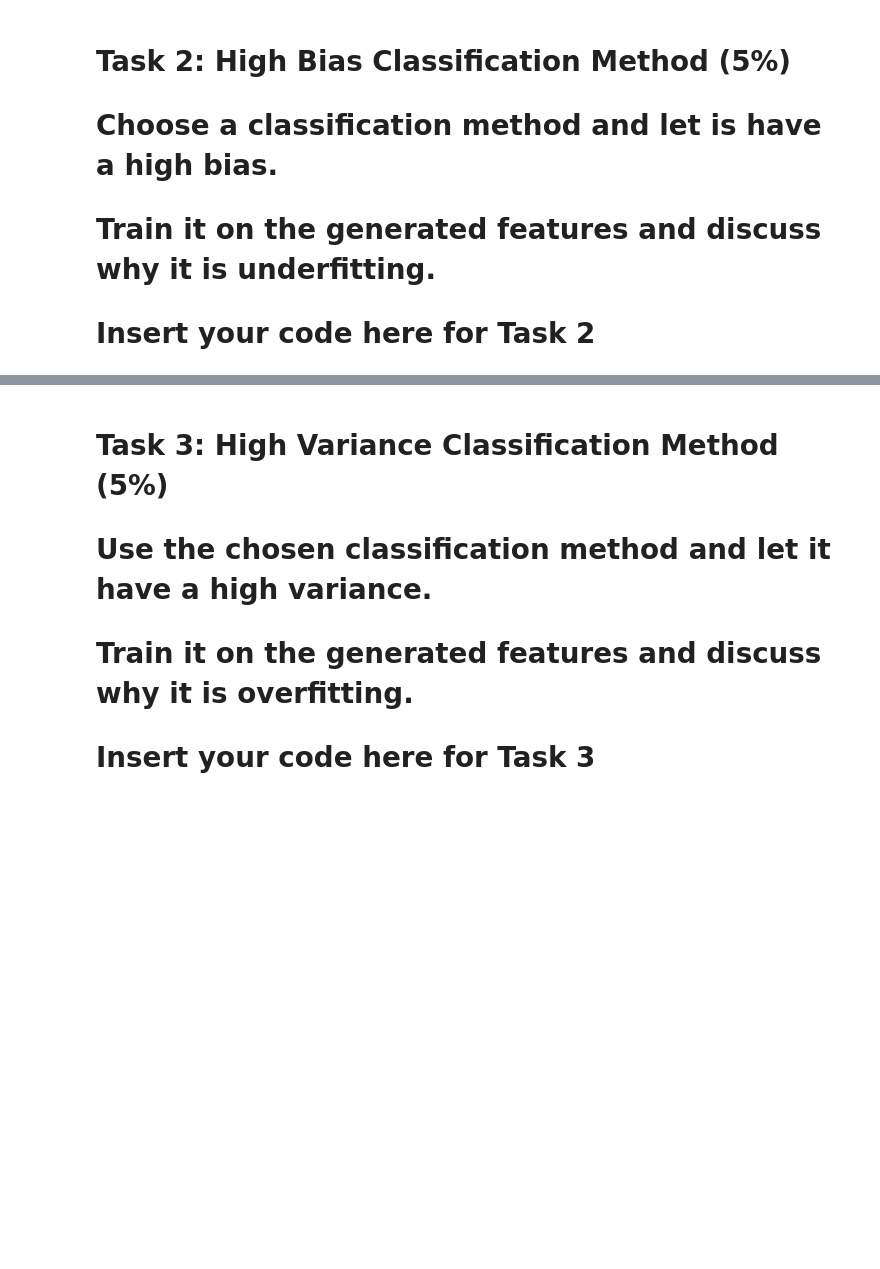
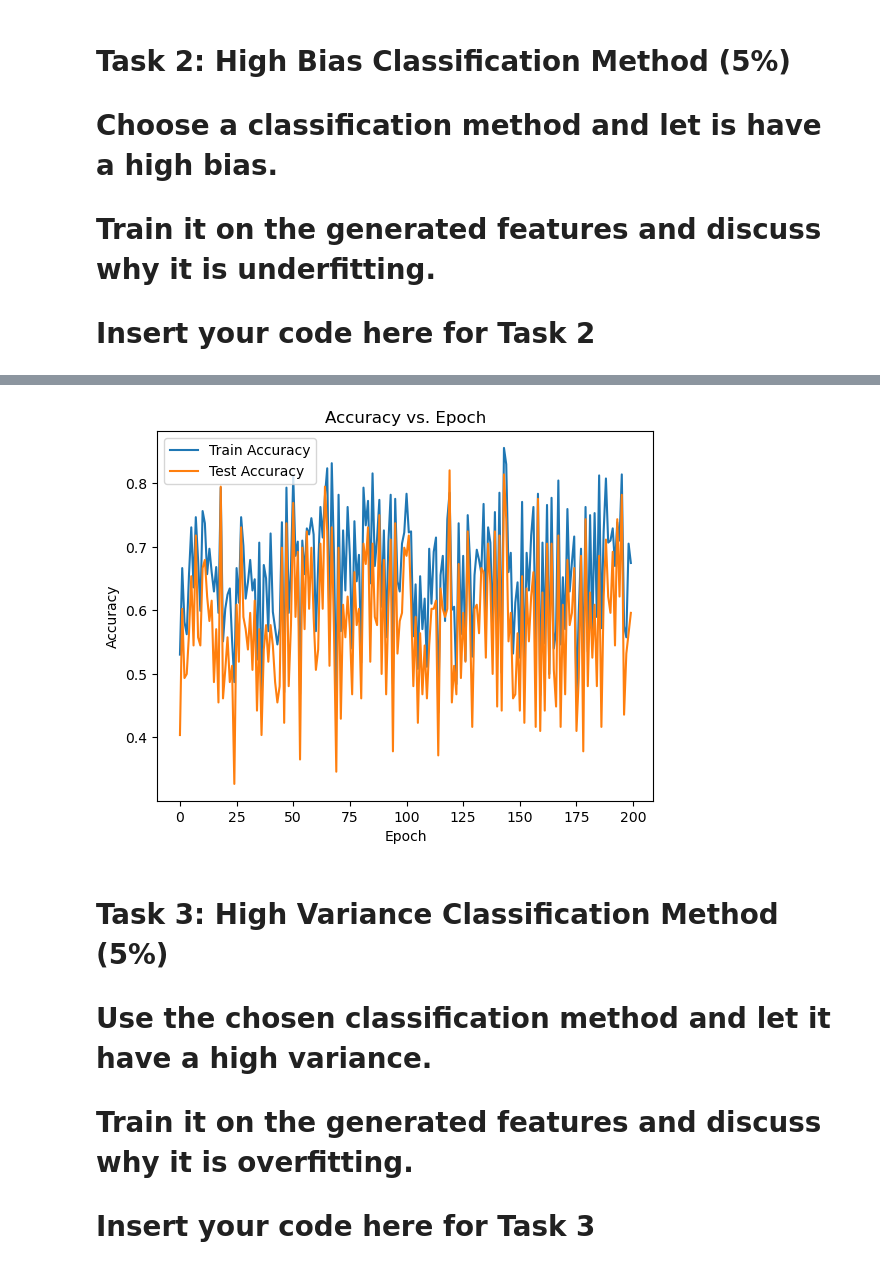
Before and after one commit to Sofiane-Sif/histopathology-ML-analysis, a Jupyter notebook: Assignment1.ipynb, the cells around one changed output, grey strips where cells are left out. Saved outputs shown, nothing was run; the diff lists cells and outputs as text; code cells hidden in the pictures; blank space fills up the shorter version.

```diff
--- a/Assignment1.ipynb
+++ b/Assignment1.ipynb
@@ -117,3 +117,16 @@ Test set shapes: (78, 1024) (78,)
 # Train it on the generated features and discuss why it is underfitting.
 
 # Insert your code here for Task 2
+# %%
+import pandas as pd
+import numpy as np
+
+df = pd.read_csv('Xy.csv')
+class_frequency = df['Class'].value_counts()
+
+y = df[['Class']]
+df_without_class = df.drop(['Class'], axis=1)
+X = df_without_class.values
+one_hot_encoded = pd.get_dummies(y['Class'], prefix='Class')
+y = one_hot_encoded.values
+y = np.argmax(y, axis=1)
@@ -119,0 +135,84 @@ Test set shapes: (78, 1024) (78,)
+# %%
+import torch
+import torch.nn as nn
+import torch.optim as optim
+from torch.utils.data import DataLoader, TensorDataset, random_split
+import numpy as np
+import matplotlib.pyplot as plt
+
+num_samples, num_features = X.shape[0], X.shape[1]  # Example dimensions
+X = (X - X.mean()) / X.std()
+X_torch = torch.tensor(X, dtype=torch.float32)
+y_torch = torch.tensor(y, dtype=torch.int64)
+
+#data split
+train_size = int(0.8 * num_samples)
+test_size = num_samples - train_size
+dataset = TensorDataset(X_torch, y_torch)
+train_dataset, test_dataset = random_split(dataset, [train_size, test_size])
+
+# CreateDataLoader
+batch_size = 64
+train_loader = DataLoader(dataset=train_dataset, batch_size=batch_size, shuffle=True)
+test_loader = DataLoader(dataset=test_dataset, batch_size=batch_size, shuffle=False)
+
+# Simple MLP model
+class SimpleMLP(nn.Module):
+    def __init__(self, input_size, num_classes):
+        super(SimpleMLP, self).__init__()
+        self.fc1 = nn.Linear(input_size, 20)
+    def forward(self, x):
+        x = torch.sigmoid(self.fc1(x))
+        return x
+
+model = SimpleMLP(num_features, 20) #load model
+
+# Loss and optimizer
+criterion = nn.CrossEntropyLoss()
+optimizer = optim.Adam(model.parameters(), lr=0.01, weight_decay=1e-2)  # high weight deccay = high regularisation term
+
+# Train the model
+num_epochs = 200
+train_accuracies, test_accuracies = [], []
+
+for epoch in range(num_epochs):
+    model.train()
+    for inputs, labels in train_loader:
+        optimizer.zero_grad()
+        outputs = model(inputs)
+        loss = criterion(outputs, labels)
+        loss.backward()
+        optimizer.step()
+
+    # training
+    correct, total = 0, 0
+    with torch.no_grad():
+        for inputs, labels in train_loader:
+            outputs = model(inputs)
+            _, predicted = torch.max(outputs.data, 1)
+            total += labels.size(0)
+            correct += (predicted == labels).sum().item()
+    train_accuracy = correct / total
+    train_accuracies.append(train_accuracy)
+
+    #  testing
+    correct, total = 0, 0
+    with torch.no_grad():
+        for inputs, labels in test_loader:
+            outputs = model(inputs)
+            _, predicted = torch.max(outputs.data, 1)
+            total += labels.size(0)
+            correct += (predicted == labels).sum().item()
+    test_accuracy = correct / total
+    test_accuracies.append(test_accuracy)
+
+    print(f'Epoch [{epoch+1}/{num_epochs}], Train Accuracy: {train_accuracy:.4f}, Test Accuracy: {test_accuracy:.4f}')
+
+plt.plot(train_accuracies, label='Train Accuracy')
+plt.plot(test_accuracies, label='Test Accuracy')
+plt.xlabel('Epoch')
+plt.ylabel('Accuracy')
+plt.title('Accuracy vs. Epoch')
+plt.legend()
+plt.show()
+# %% [output]
@@ -120,3 +236,4 @@ Test set shapes: (78, 1024) (78,)
+[figure, added]
 # %% [markdown]
 # Task 3: High Variance Classification Method (5%)
 # Use the chosen classification method and let it have a high variance.
```
Also changed, not shown: parts of 6 cells of this notebook, 1 other file.
